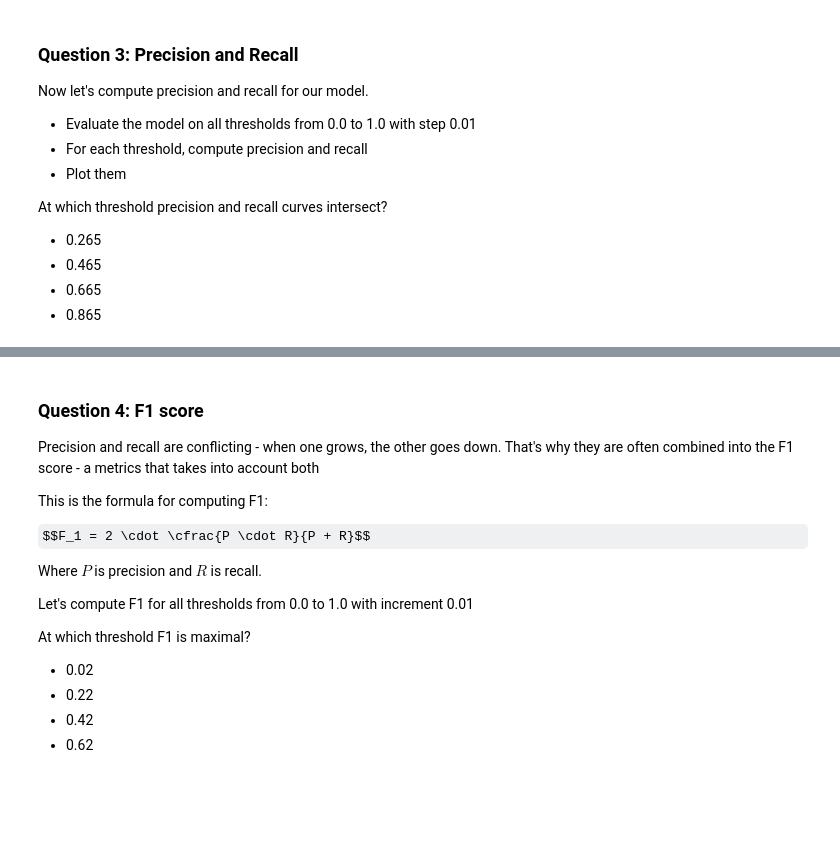
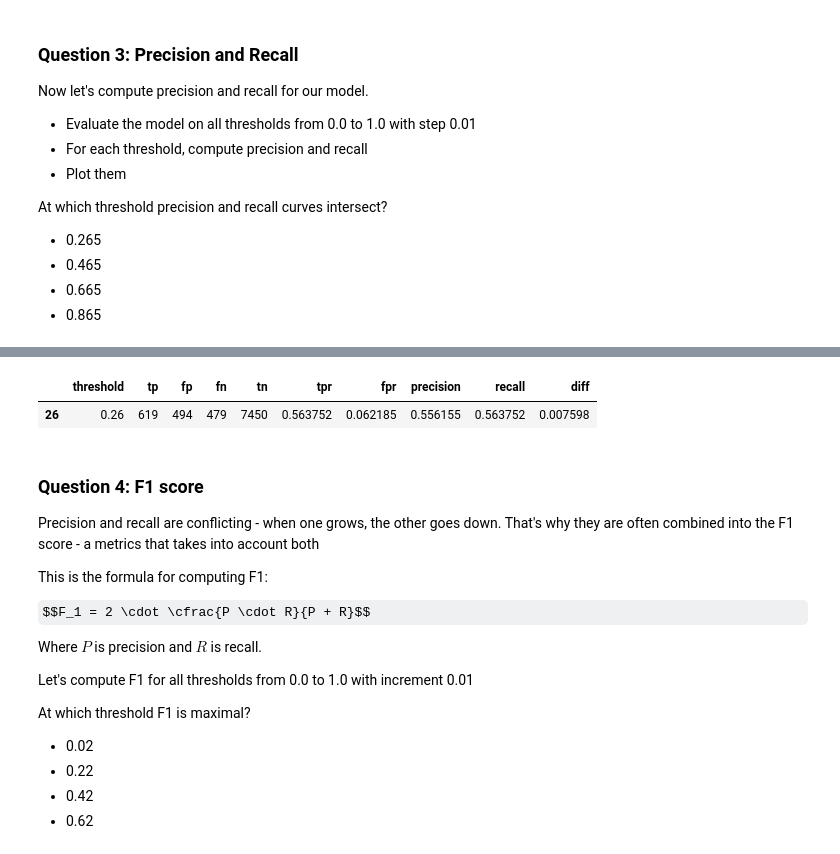
Before and after one commit to jyphotography/machine-learning, a Jupyter notebook: 04-evaluation/assignment/homework4.ipynb, the cells around one changed output, grey strips where cells are left out. Drawn from its saved outputs; the diff is of its cells as text; code cells hidden in the pictures; some formulas as TeX source; blank space fills up the shorter version.

```diff
--- a/04-evaluation/assignment/homework4.ipynb
+++ b/04-evaluation/assignment/homework4.ipynb
@@ -191,3 +234,9 @@ At which threshold precision and recall curves intersect?
+# %%
+df_scores['diff'] = abs(df_scores.precision - df_scores.recall)
+df_scores[df_scores['diff'] == df_scores['diff'].min()]
+# %% [output]
+|  | threshold | tp | fp | fn | tn | tpr | fpr | precision | recall | diff |
+| 26 | 0.26 | 619 | 494 | 479 | 7450 | 0.563752 | 0.062185 | 0.556155 | 0.563752 | 0.007598 |
 # %% [markdown]
 ### Question 4: F1 score
 
```
Also changed, not shown: parts of 15 cells of this notebook.
